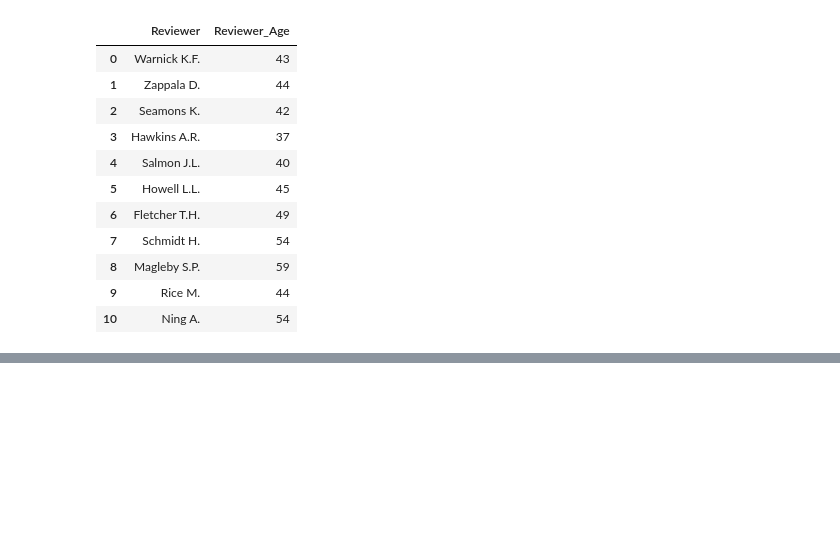
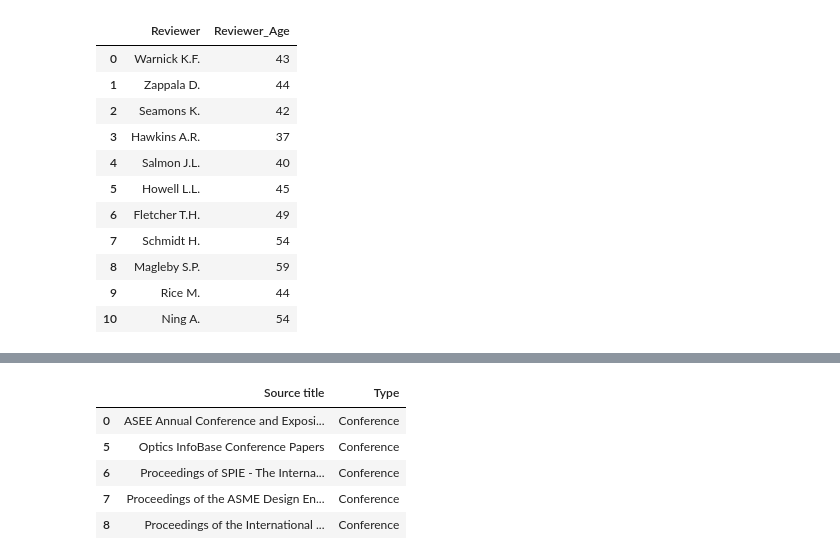
Before and after one commit to SYusupov/SDM_Lab3_GraphDB, a Jupyter notebook: data/Generate_Additional_Attributes.ipynb, the cells around one changed output, grey strips where cells are left out. Saved outputs shown, nothing was run; the diff lists cells and outputs as text; code cells hidden in the pictures; blank space fills up the shorter version.

```diff
--- a/data/Generate_Additional_Attributes.ipynb
+++ b/data/Generate_Additional_Attributes.ipynb
@@ -283,0 +309,10 @@ Reviwer_Age.to_csv("./Processed_data/Reviewer_Age.csv",index=False,encoding="utf
+# %%
+Conf = Conf_Jour.loc[Conf_Jour.Type == "Conference"]
+Conf
+# %% [output]
+|  | Source title | Type |
+| 0 | ASEE Annual Conference and Exposi... | Conference |
+| 5 | Optics InfoBase Conference Papers | Conference |
+| 6 | Proceedings of SPIE - The Interna... | Conference |
+| 7 | Proceedings of the ASME Design En... | Conference |
+| 8 | Proceedings of the International ... | Conference |
```
Also changed, not shown: parts of 7 cells of this notebook, 2 other files.
